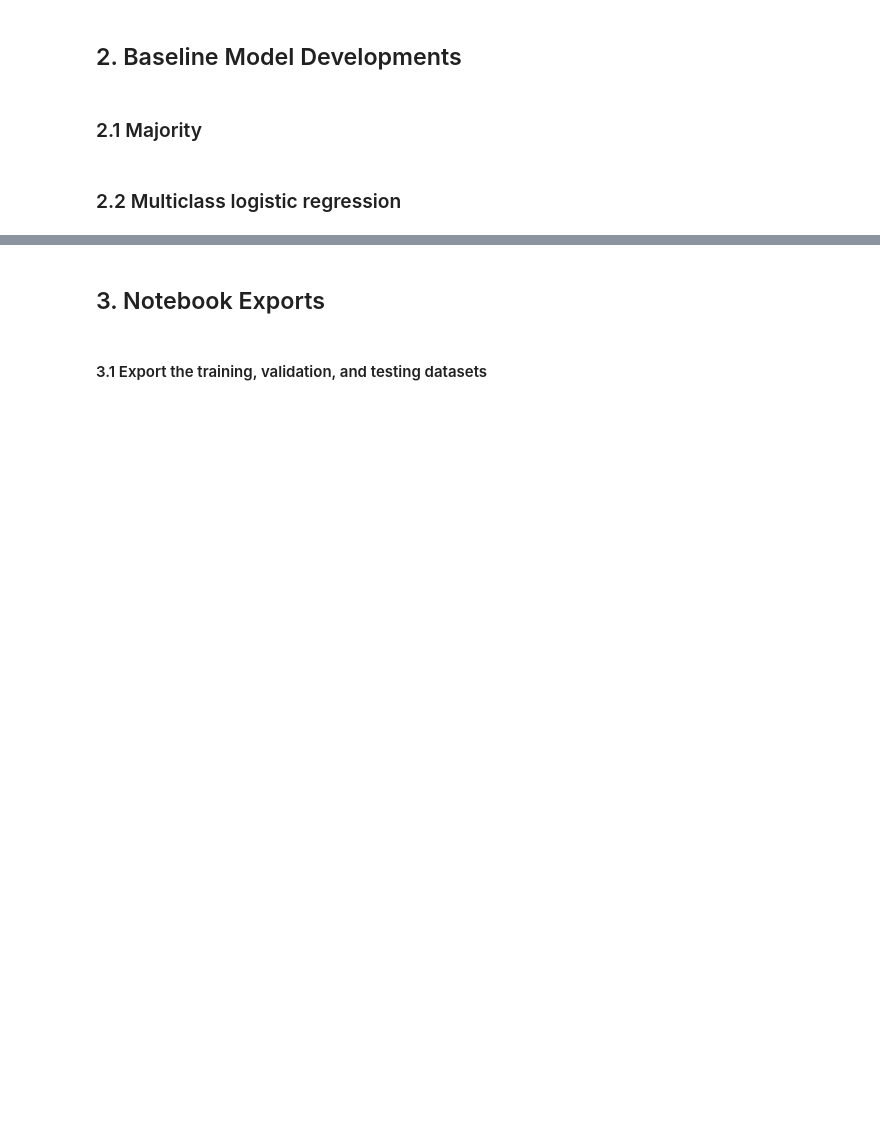
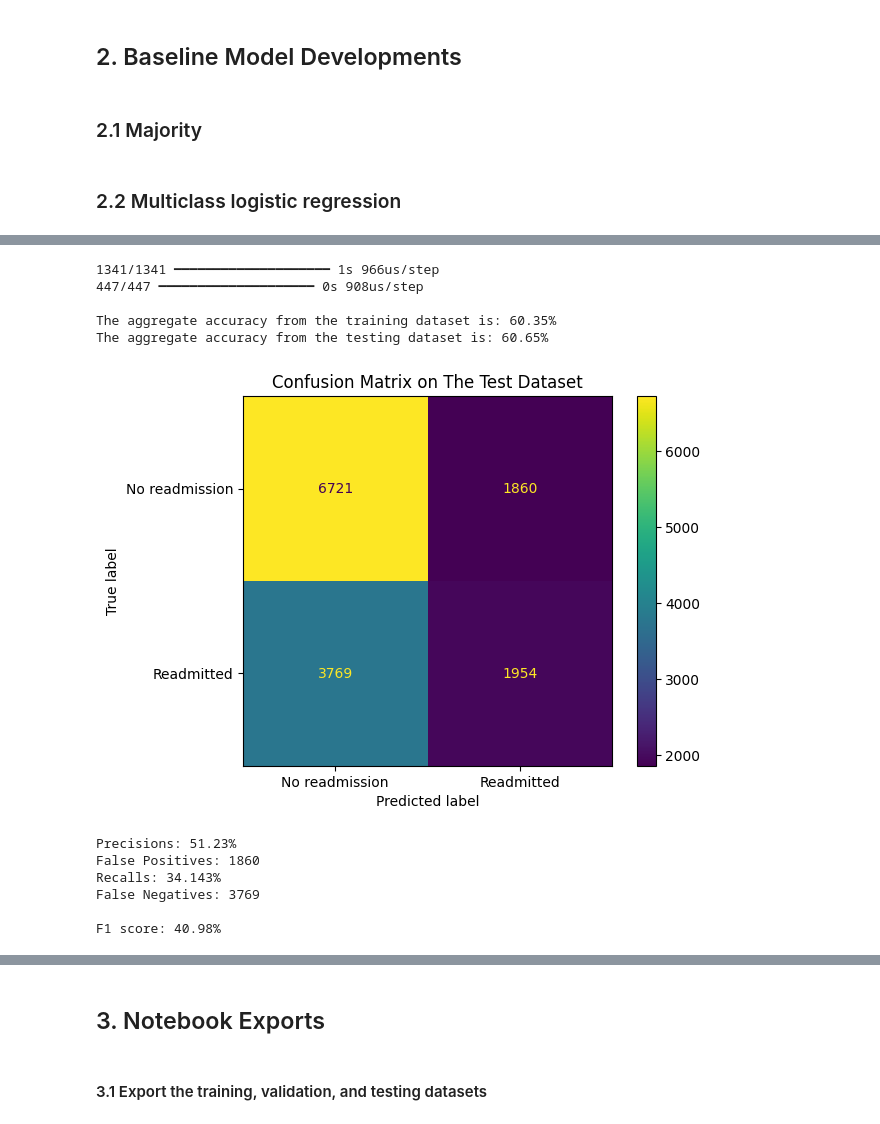
Before and after one commit to cpfrish/diabetes-readmission, a Jupyter notebook: notebooks/rahil_dp_baseline.ipynb, the cells around one changed output, grey strips where cells are left out. Drawn from its saved outputs; the diff is of its cells as text; code cells hidden in the pictures; blank space fills up the shorter version.

Commit message:
modify evaluation code

```diff
--- a/notebooks/rahil_dp_baseline.ipynb
+++ b/notebooks/rahil_dp_baseline.ipynb
@@ -311,3 +321,19 @@ Name: readmitted, dtype: int64
 ### 2.1 Majority
 # %% [markdown]
 ### 2.2 Multiclass logistic regression
+# %%
+# Make copies from X&Y datasets
+X_train_bsl = X_train.copy()
+Y_train_bsl = Y_train.copy()
+X_val_bsl = X_val.copy()
+Y_val_bsl = Y_val.copy()
+X_test_bsl = X_test.copy()
+Y_test_bsl = Y_test.copy()
+
+# Print the shapes for each dataset
+print('(bsl) Shape of X_train: ', X_train_bsl.shape)
+print('(bsl) Shape of Y_train: ', Y_train_bsl.shape)
+print('(bsl) Shape of X_val: ', X_val_bsl.shape)
+print('(bsl) Shape of Y_val: ', Y_val_bsl.shape)
+print('(bsl) Shape of X_test: ', X_test_bsl.shape)
+print('(bsl) Shape of Y_test: ', Y_test_bsl.shape)
@@ -314 +444,43 @@ Name: readmitted, dtype: int64
+# %%
+# Calculate the predicted values
+Y_train_hat_bsl = (model_bsl.predict(X_train_bsl) >= 0.5).astype(int)
+Y_test_hat_bsl = (model_bsl.predict(X_test_bsl) >= 0.5).astype(int)
+
+# Calculate accuracy values on both train and test datasets
+accuracy_train_bsl = accuracy_score(Y_train_bsl, Y_train_hat_bsl)
+accuracy_test_bsl = accuracy_score(Y_test_bsl, Y_test_hat_bsl)
+print(f'\nThe aggregate accuracy from the training dataset is: {accuracy_train_bsl:.2%}')
+print(f'The aggregate accuracy from the testing dataset is: {accuracy_test_bsl:.2%}')
+
+
+# Plot the confusion matrix
+cm_bsl = confusion_matrix(Y_test_bsl, Y_test_hat_bsl)
+disp = ConfusionMatrixDisplay(cm_bsl, display_labels=['No readmission', 'Readmitted'])
+disp.plot()
+plt.grid(False) # Hide the white grid lines
+plt.title('Confusion Matrix on The Test Dataset')
+plt.show()
+
+# Evaluation from the confusion matrix
+precision_bsl = precision_score(Y_test_bsl, Y_test_hat_bsl)    # cm_bsl[1][1]/cm_bsl[:,1].sum()
+recall_bsl = recall_score(Y_test_bsl, Y_test_hat_bsl)          # cm_bsl[1][1]/cm_bsl[1].sum()
+f1_bsl = f1_score(Y_test_bsl, Y_test_hat_bsl)                  # 2*precision_bsl*recall_bsl / (precision_bsl+recall_bsl)
+print(f'Precisions: {precision_bsl:.2%}')
+print(f'False Positives: {cm_bsl[0][1]}')
+print(f'Recalls: {recall_bsl:.3%}')
+print(f'False Negatives: {cm_bsl[1][0]}')
+print(f'\nF1 score: {f1_bsl:.2%}')
+# %% [output]
+1341/1341 ━━━━━━━━━━━━━━━━━━━━ 1s 966us/step
+447/447 ━━━━━━━━━━━━━━━━━━━━ 0s 908us/step
+
+The aggregate accuracy from the training dataset is: 60.35%
+The aggregate accuracy from the testing dataset is: 60.65%
+[figure, added]
+Precisions: 51.23%
+False Positives: 1860
+Recalls: 34.143%
+False Negatives: 3769
+
+F1 score: 40.98%
 # %%
```
Also changed, not shown: parts of 12 cells of this notebook, 9 other files.
